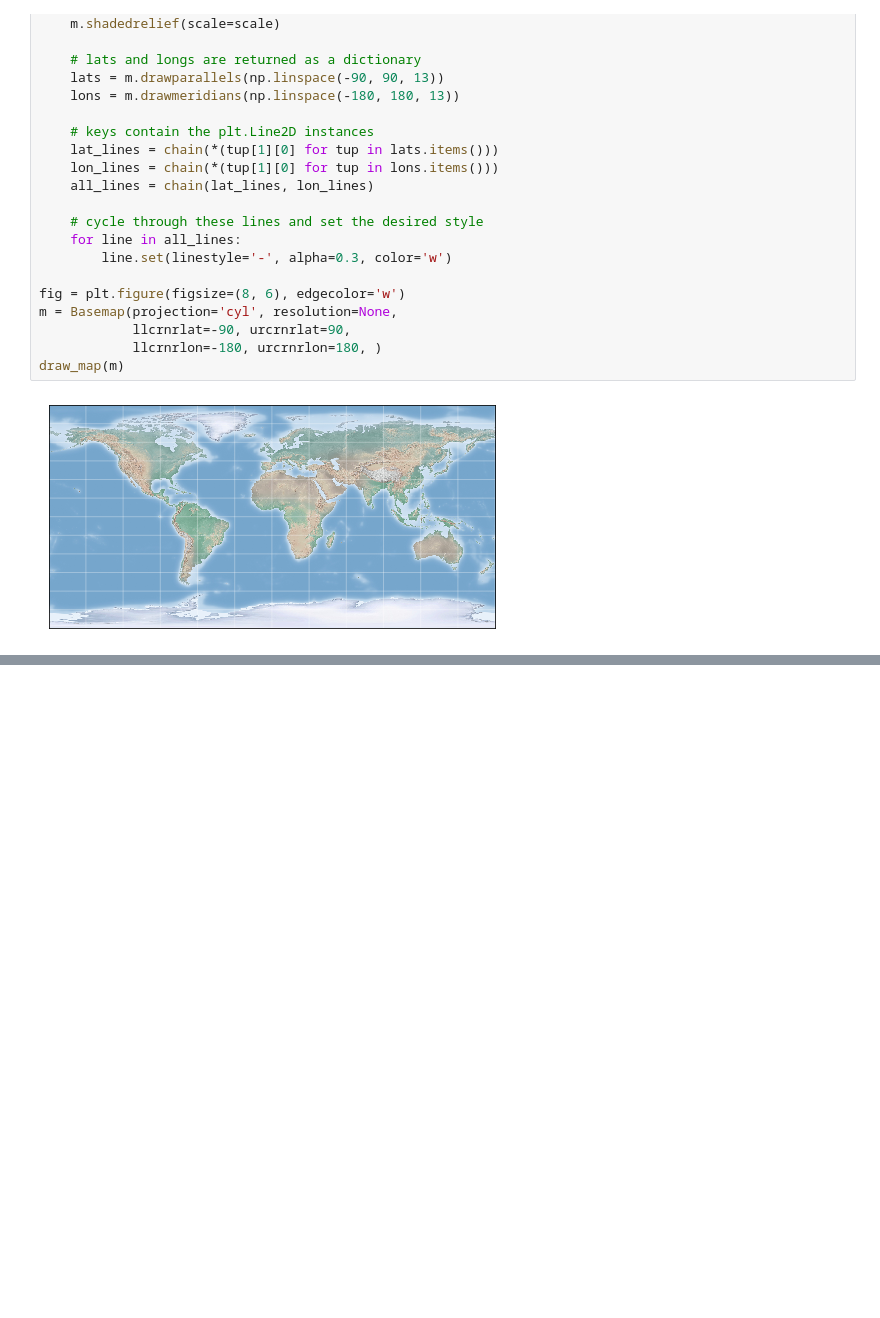
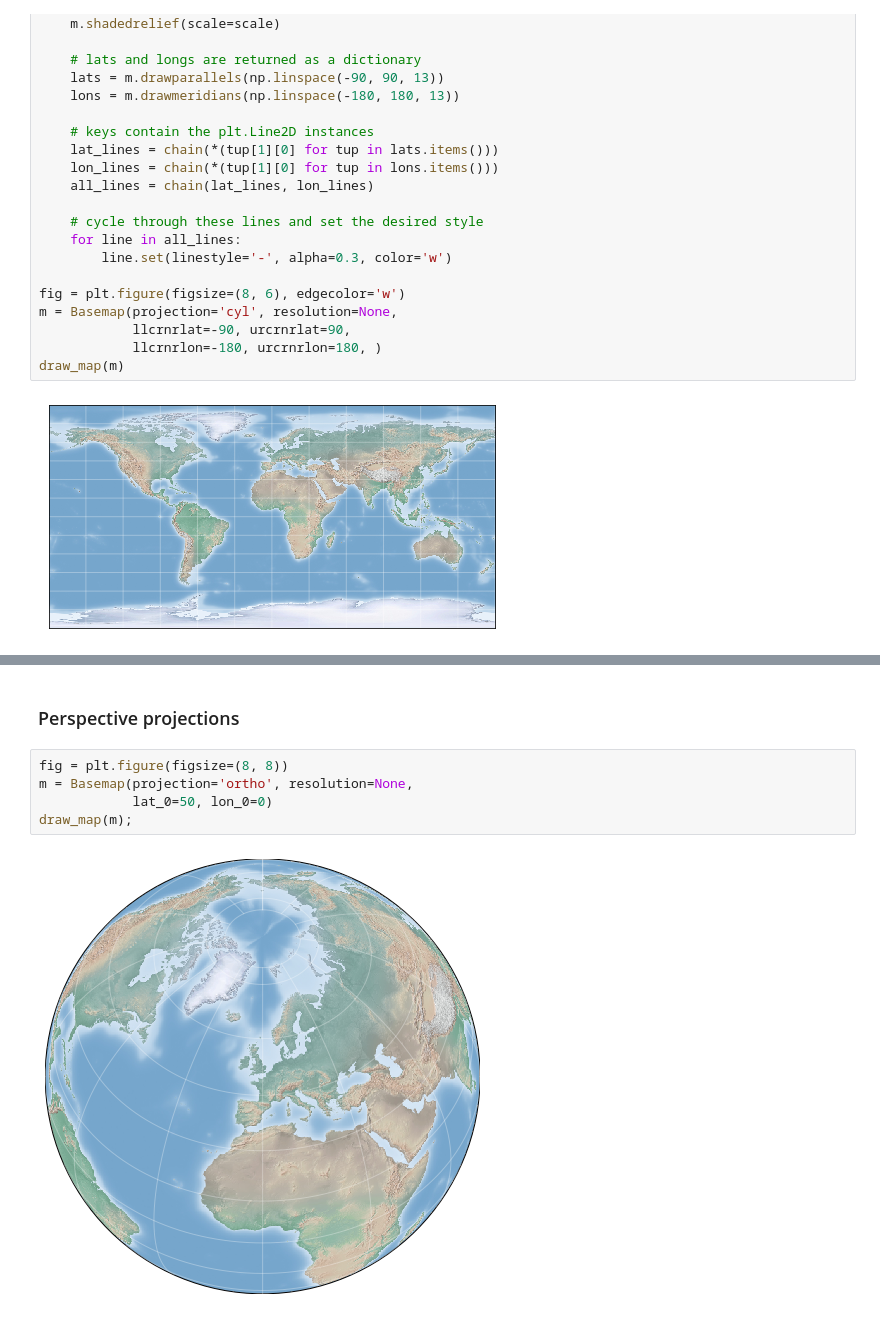
Before and after one commit to konstantinos-giannakopoulos/Python_Data_Science, a Jupyter notebook: Matplotlib_examples_3.ipynb, the cells around one changed output, grey strips where cells are left out. Saved outputs shown, nothing was run; the diff lists cells and outputs as text; blank space fills up the shorter version.

```diff
--- a/Matplotlib_examples_3.ipynb
+++ b/Matplotlib_examples_3.ipynb
@@ -198,0 +208,9 @@ draw_map(m)
+# %% [markdown]
+### Perspective projections
+# %%
+fig = plt.figure(figsize=(8, 8))
+m = Basemap(projection='ortho', resolution=None,
+            lat_0=50, lon_0=0)
+draw_map(m);
+# %% [output]
+[figure, added]
```
Also changed, not shown: parts of 2 cells of this notebook.
